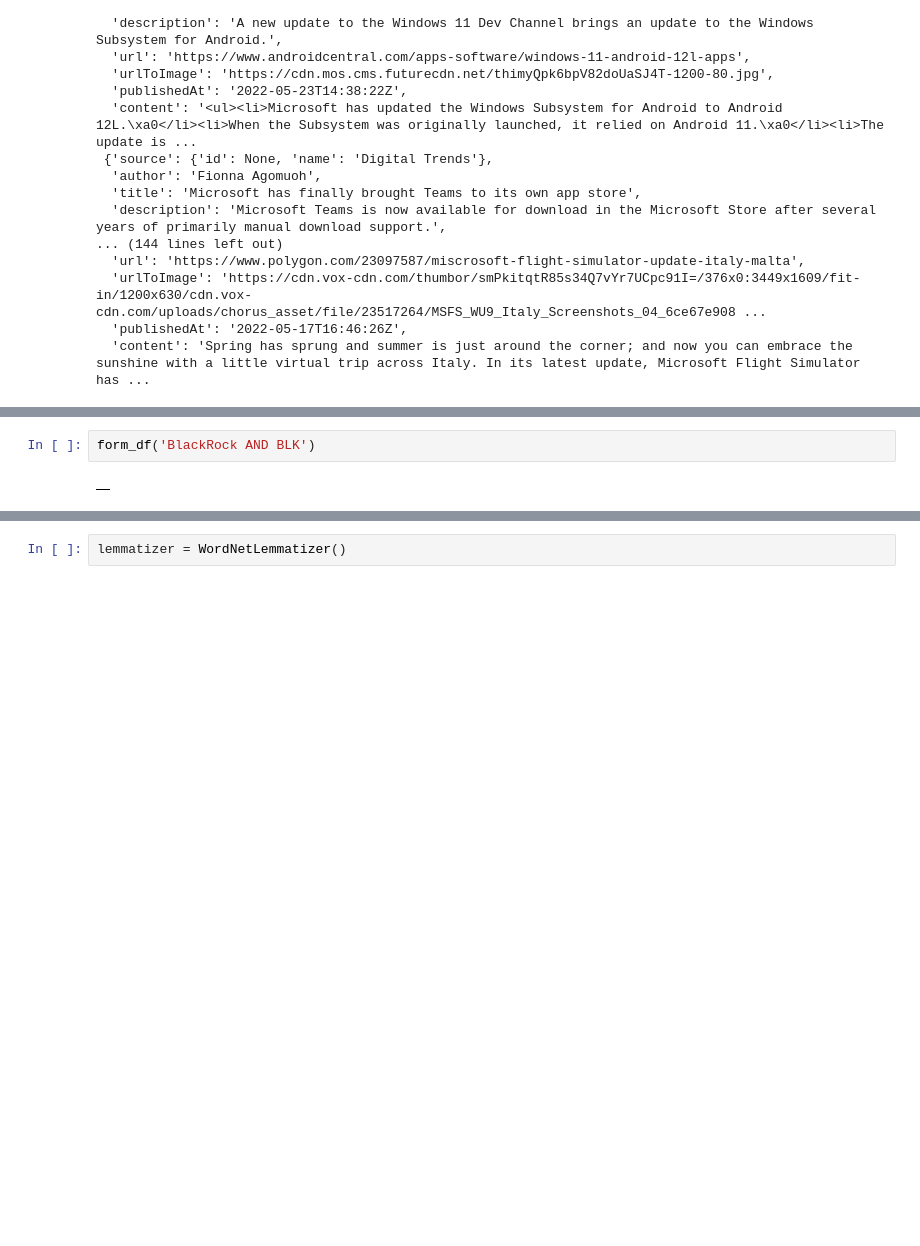
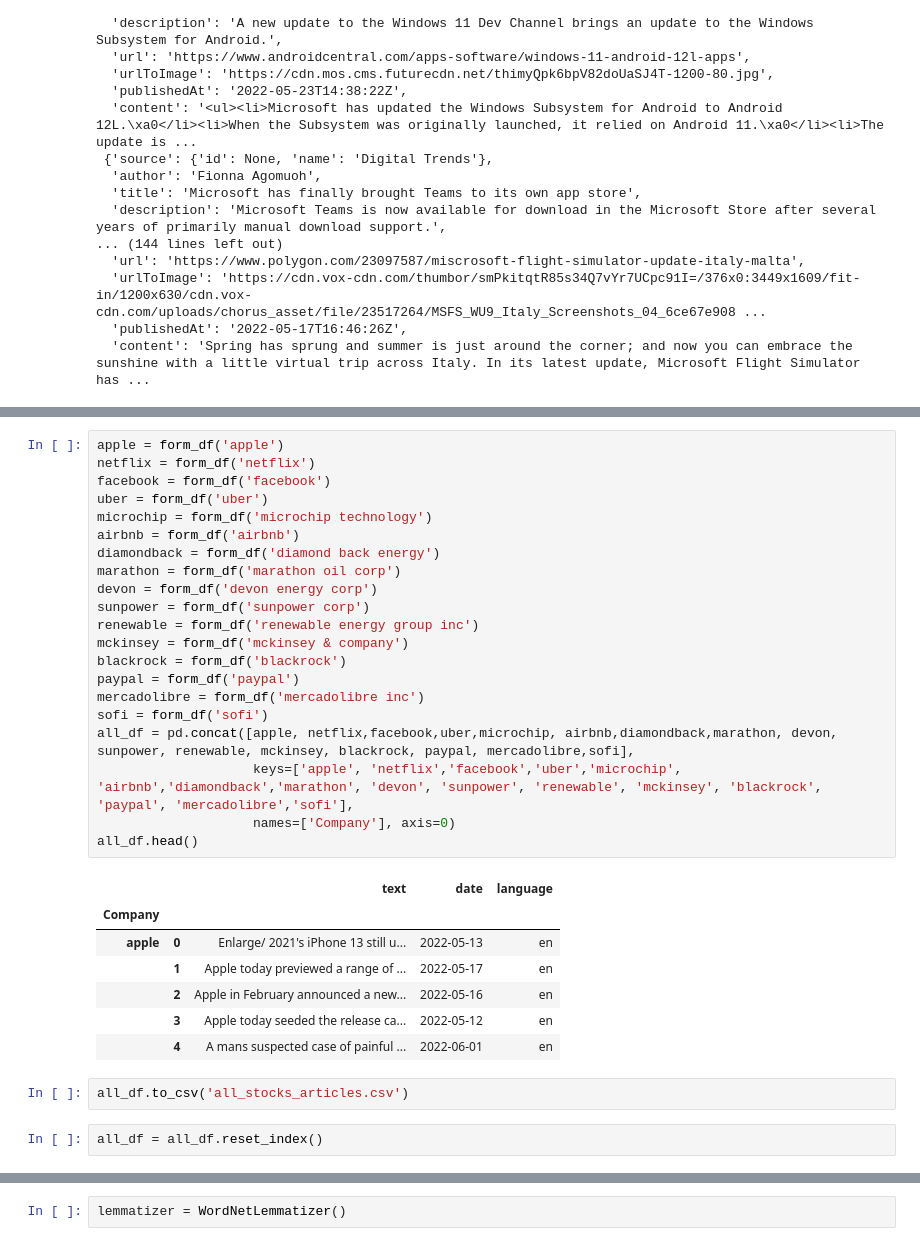
Before and after one commit to JoeHGeoghegan/P2G2-ProjectGit, a Jupyter notebook: Notebooks/Krista.ipynb, the cells around one changed output, grey strips where cells are left out. Drawn from its saved outputs; the diff is of its cells as text; blank space fills up the shorter version.

```diff
--- a/Notebooks/Krista.ipynb
+++ b/Notebooks/Krista.ipynb
@@ -133,7 +129,36 @@ form_df("Microsoft")
 | 17 | Simpson Thacher lawyers dominate ... | Dealmakers at Simpson Thacher & B... | NEW YORK, May 31 (Reuters) - Deal... | 2022-05-31 | en |
 | 18 | Surrey Archives to Host Panel on ... | The free online talk will feature... | Surrey, BC Surrey Archives will h... | 2022-05-27 | en |
 | 19 | Take a summer trip to Italy in Mi... | Microsoft Flight Simulator has a ... | Spring has sprung and summer is j... | 2022-05-17 | en |
-# %%
-form_df('BlackRock AND BLK')
-# %% [output]
-|  |
+# %%
+apple = form_df('apple')
+netflix = form_df('netflix')
+facebook = form_df('facebook')
+uber = form_df('uber')
+microchip = form_df('microchip technology')
+airbnb = form_df('airbnb')
+diamondback = form_df('diamond back energy')
+marathon = form_df('marathon oil corp')
+devon = form_df('devon energy corp')
+sunpower = form_df('sunpower corp')
+renewable = form_df('renewable energy group inc')
+mckinsey = form_df('mckinsey & company')
+blackrock = form_df('blackrock')
+paypal = form_df('paypal')
+mercadolibre = form_df('mercadolibre inc')
+sofi = form_df('sofi')
+all_df = pd.concat([apple, netflix,facebook,uber,microchip, airbnb,diamondback,marathon, devon, sunpower, renewable, mckinsey, blackrock, paypal, mercadolibre,sofi],
+                    keys=['apple', 'netflix','facebook','uber','microchip', 'airbnb','diamondback','marathon', 'devon', 'sunpower', 'renewable', 'mckinsey', 'blackrock', 'paypal', 'mercadolibre','sofi'],
+                    names=['Company'], axis=0)
+all_df.head()
+# %% [output]
+|  |  | text | date | language |
+| Company |  |  |  |  |
+| apple | 0 | Enlarge/ 2021's iPhone 13 still u... | 2022-05-13 | en |
+|  | 1 | Apple today previewed a range of ... | 2022-05-17 | en |
+|  | 2 | Apple in February announced a new... | 2022-05-16 | en |
+|  | 3 | Apple today seeded the release ca... | 2022-05-12 | en |
+|  | 4 | A mans suspected case of painful ... | 2022-06-01 | en |
+# %%
+all_df.to_csv('all_stocks_articles.csv')
+# %%
+all_df = all_df.reset_index()
```
Also changed, not shown: parts of 37 cells of this notebook, 2 other files.
